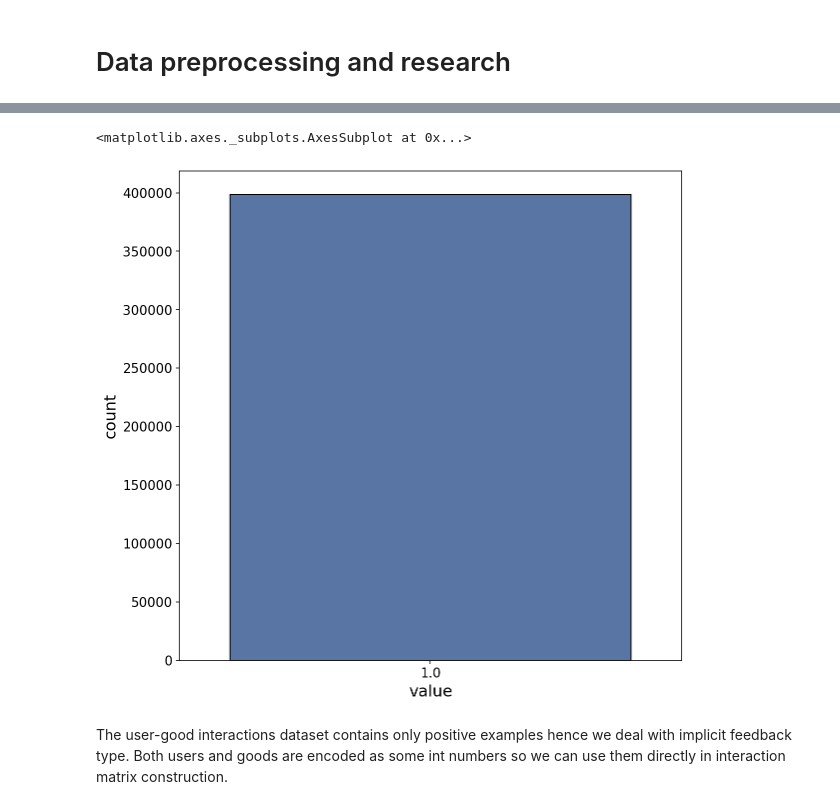
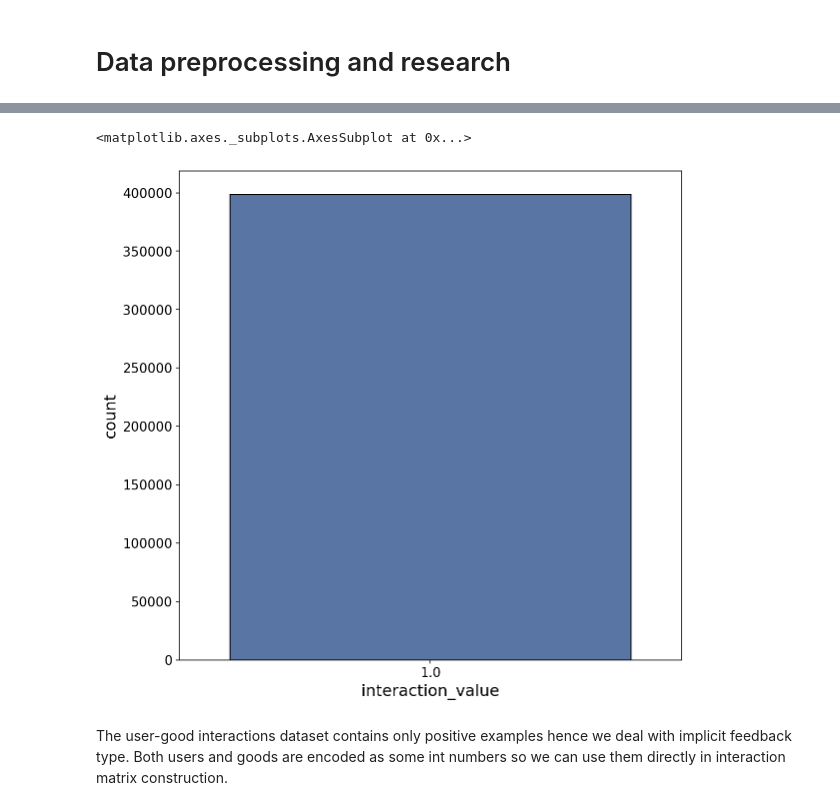
Before and after one commit to VitalyPetrov/goods-recommendations, a Jupyter notebook: goods-recsys.ipynb, the cells around one changed output, grey strips where cells are left out. Cells and saved outputs as stored; diff of their text form; code cells hidden in the pictures.

```diff
--- a/goods-recsys.ipynb
+++ b/goods-recsys.ipynb
@@ -21,7 +21,9 @@ rc('font', weight='regular', size=14)
 # Data preprocessing and research
 # %%
 user_good_history = pd.read_csv(
-    'data/interactions.csv', names=['user_id', 'good_id', 'value'], skiprows=1
+    'data/interactions.csv',
+    names=['user_id', 'good_id', 'interaction_value'],
+    skiprows=1
 )
 
 user_good_history
@@ -53,10 +55,10 @@ Data columns (total 3 columns):
 dtypes: float64(1), int64(2)
 memory usage: 9.1 MB
 # %%
-sns.countplot(user_good_history.value)
+sns.countplot(user_good_history.interaction_value)
 # %% [output]
 <matplotlib.axes._subplots.AxesSubplot at 0x...>
-[figure, old version]
+[figure, new version]
 # %% [markdown]
 The user-good interactions dataset contains only positive examples hence we deal with implicit feedback type. Both users and goods are encoded as some int numbers so we can use them directly in interaction matrix construction.
 # %% [markdown]
```
Also changed, not shown: parts of 7 cells of this notebook, 2 other files.
